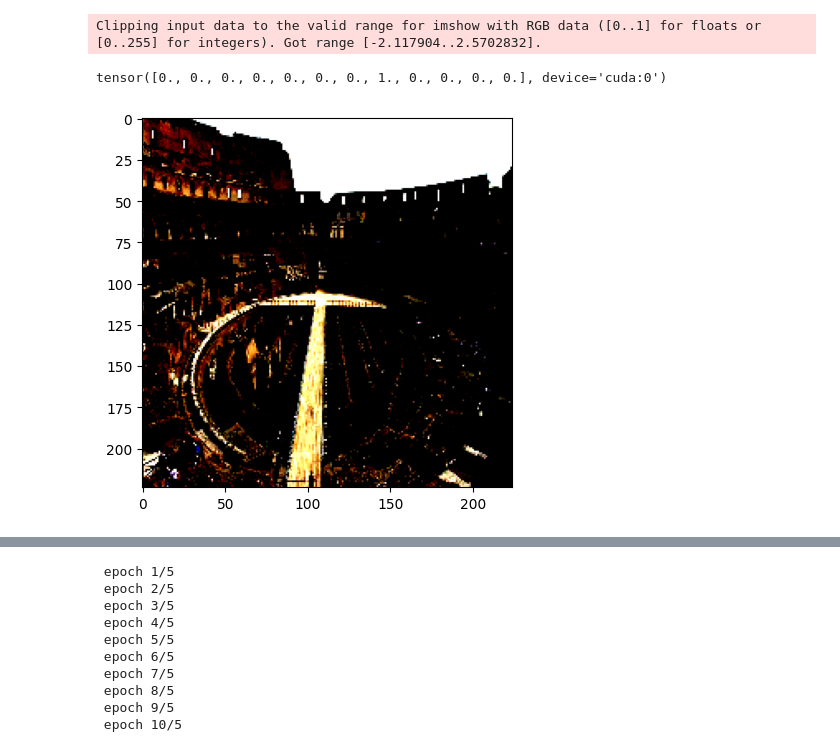
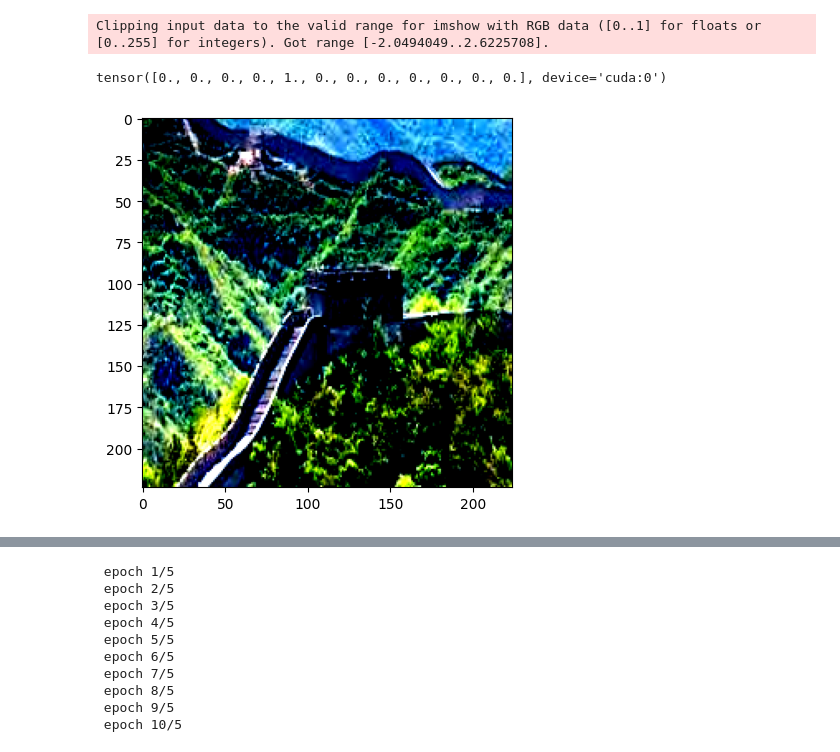
Before and after one commit to rubenskaiserman/transfer_learning_experiments, a Jupyter notebook: resnet_wonders.ipynb, the cells around one changed output, grey strips where cells are left out. Saved outputs shown, nothing was run; the diff lists cells and outputs as text; code cells hidden in the pictures.

```diff
--- a/resnet_wonders.ipynb
+++ b/resnet_wonders.ipynb
@@ -23,0 +24,21 @@ from google.colab import files
+# %%
+burj_khalifa = glob('Wonders of World/Wonders of World/burj_khalifa/*.jpg')
+chichen_itza = glob('Wonders of World/Wonders of World/chichen_itza/*.jpg')
+christ_the_reedemer = glob('Wonders of World/Wonders of World/christ_the_reedemer/*.jpg')
+eiffel_tower = glob('Wonders of World/Wonders of World/eiffel_tower/*.jpg')
+great_wall_of_china = glob('Wonders of World/Wonders of World/great_wall_of_china/*.jpg')
+machu_pichu = glob('Wonders of World/Wonders of World/machu_pichu/*.jpg')
+pyramids_of_giza = glob('Wonders of World/Wonders of World/pyramids_of_giza/*.jpg')
+roman_colosseum = glob('Wonders of World/Wonders of World/roman_colosseum/*.jpg')
+statue_of_liberty = glob('Wonders of World/Wonders of World/statue_of_liberty/*.jpg')
+stonehenge = glob('Wonders of World/Wonders of World/stonehenge/*.jpg')
+taj_mahal = glob('Wonders of World/Wonders of World/taj_mahal/*.jpg')
+venezuela_angel_falls = glob('Wonders of World/Wonders of World/venezuela_angel_falls/*.jpg')
+
+all_data = [burj_khalifa, chichen_itza, christ_the_reedemer, eiffel_tower, great_wall_of_china, machu_pichu, pyramids_of_giza, roman_colosseum, statue_of_liberty, stonehenge, taj_mahal, venezuela_angel_falls]
+
+train_data = []
+test_data = []
+for data in all_data:
+    train_data += data[:int(len(data)*0.8)]
+    test_data += data[int(len(data)*0.8):]
@@ -24,11 +52,11 @@ from google.colab import files
 # %%
-data_brute = [glob(f'Wonders of World/Wonders of World/{filename}/*.jpg') for filename in os.listdir('Wonders of World/Wonders of World')]
-# data = [random.shuffle(images) for images in data]
-# print(data)
+# data_brute = [glob(f'Wonders of World/Wonders of World/{filename}/*.jpg') for filename in os.listdir('Wonders of World/Wonders of World')]
+# # data = [random.shuffle(images) for images in data]
+# # print(data)
 
-train_data = [images[:int(len(images) * 0.7)] for images in data_brute]
-val_data = [images[int(len(images) * 0.7):int(len(images) * 0.8)] for images in data_brute]
-test_data = [images[int(len(images) * 0.8):] for images in data_brute]
+# train_data = [images[:int(len(images) * 0.8)] for images in data_brute]
+# # val_data = [images[int(len(images) * 0.7):int(len(images) * 0.8)] for images in data_brute]
+# test_data = [images[int(len(images) * 0.8):] for images in data_brute]
 # %%
 class Wonders(Dataset):
   def __init__(self, data):
@@ -49,7 +77,7 @@ class Wonders(Dataset):
 
     self.data = data
 
-    self.fpaths = [fpath for images in data for fpath in images]
+    self.fpaths = [fpath for fpath in data]
 
     self.normalize = transforms.Normalize(mean=[0.485,
     0.456, 0.406],std=[0.229, 0.224, 0.225])
@@ -77,13 +105,15 @@ class Wonders(Dataset):
       torch.tensor(target).float().to(device)
     )
 # %%
-data = Wonders(data_brute)
+# print(len(train_data))
+data = Wonders(train_data)
+# print(len(data))
 im, label = data[72]
 plt.imshow(im.permute(1,2,0).cpu())
 print(label)
 # %% [output]
-Clipping input data to the valid range for imshow with RGB data ([0..1] for floats or [0..255] for integers). Got range [-2.117904..2.5702832].
+Clipping input data to the valid range for imshow with RGB data ([0..1] for floats or [0..255] for integers). Got range [-2.0494049..2.6225708].
-tensor([0., 0., 0., 0., 0., 0., 0., 1., 0., 0., 0., 0.], device='cuda:0')
+tensor([0., 0., 0., 0., 1., 0., 0., 0., 0., 0., 0., 0.], device='cuda:0')
-[figure, old version]
+[figure, new version]
 # %%
 def get_model():
```
Also changed, not shown: parts of 12 cells of this notebook, 3 other files.
